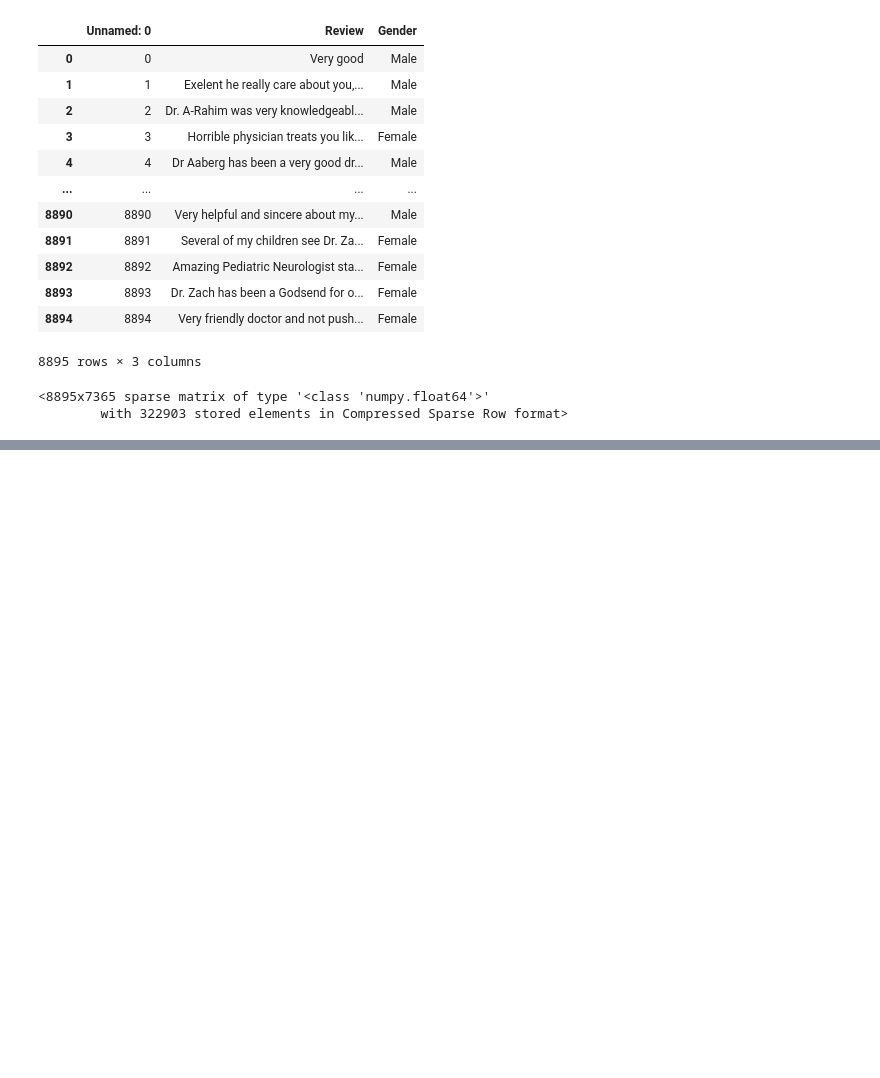
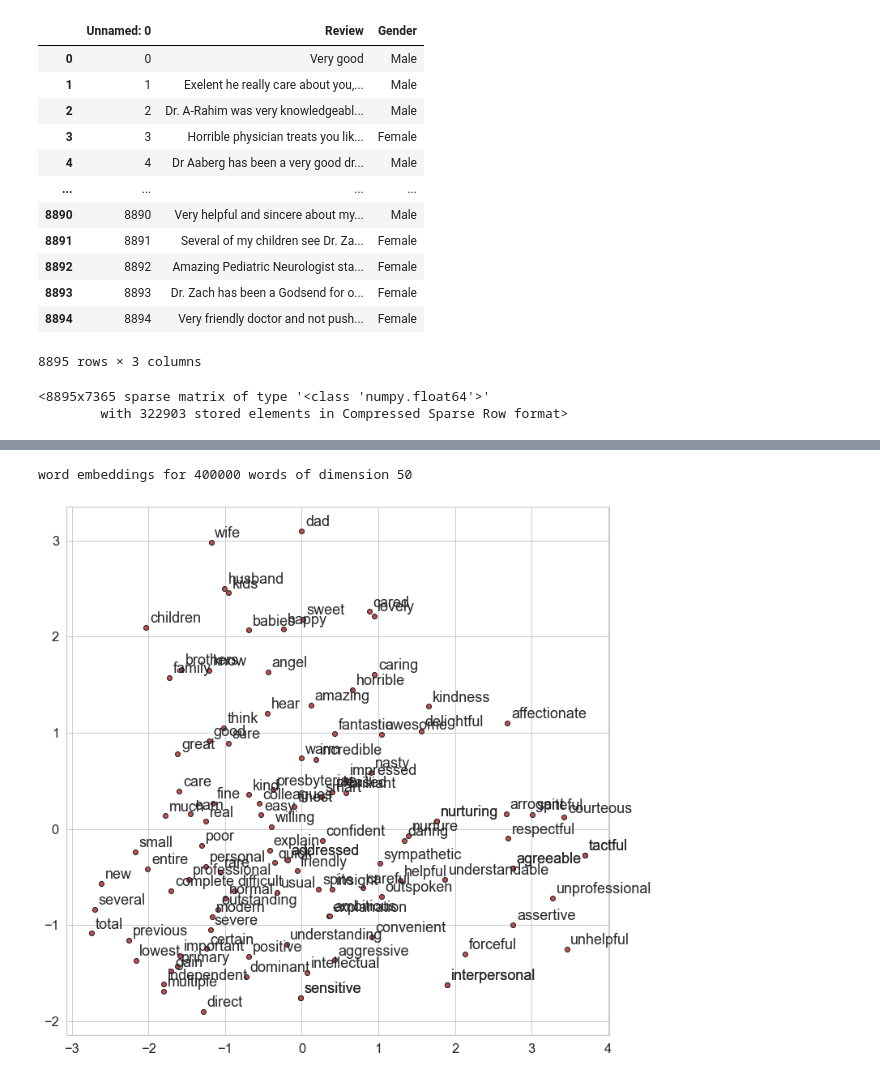
Before and after one commit to jillbaggett81/GenderBiasDetector, a Jupyter notebook: HealthGrades ML Analysis.ipynb, the cells around one changed output, grey strips where cells are left out. Cells and saved outputs as stored; diff of their text form; code cells hidden in the pictures; blank space fills up the shorter version.

Commit message:
Worked with the data to try to map onto graph

```diff
--- a/HealthGrades ML Analysis.ipynb
+++ b/HealthGrades ML Analysis.ipynb
@@ -207,0 +139,9 @@ femaleAdjectives
+# %%
+# male = df_weights.sort_values('weight', ascending=False)[:10]
+# female = df_weights.sort_values('weight', ascending=True)[:10]
+# list_male = male['word'].values
+# total_adj = np.concatenate((list_male, female['word'].values))
+male = ['he','him','his','surgery','staff','man','informative','outstanding','good','kindness','arrogant']
+female = ['she','her','woman','smart','detailed','felt','extremely','new']
+total_adj = male + female
+total_adj
@@ -208,3 +168,37 @@ femaleAdjectives
+# %%
+import gensim
+import gensim.downloader as api
+# Load a small word embedding model.
+# Here we're using a variant called GloVe, which is trained a bit differently than we've done in class.
+# https://nlp.stanford.edu/projects/glove/
+# The details will not matter much for the purposes of this assignment.
+w2v = api.load('glove-wiki-gigaword-50')
+# see list of possible downloads here: https://github.com/RaRe-Technologies/gensim-data
+print('word embeddings for %d words of dimension %d' % (len(w2v.vocab), len(w2v['love'])))
+# %% [output]
+word embeddings for 400000 words of dimension 50
+# %%
+import seaborn as sns
+from sklearn.decomposition import PCA
+%matplotlib inline
+sns.set(style="whitegrid", font_scale=1.5, rc={'figure.figsize':(12, 6)})
+pd.set_option('display.max_colwidth', 100)
+# %%
+
+def plot_embeddings_w2v(w2v, words):
+    word_vectors = np.array([w2v[a] for a in words])
+    # reduce two 2 dimensions
+    twodim = PCA(random_state=20).fit_transform(word_vectors)[:,:2]
+    plt.figure(figsize=(12,12))
+    plt.scatter(twodim[:,0], twodim[:,1], edgecolors='k', c='r')
+    for word, (x,y) in zip(words, twodim):
+        plt.text(x+.05, y+.05, word)
+    plt.show()
+total_adj = ['outstanding','incredible','professional','willing','finest','explanation','direct','normal','horrible','important','sure','courteous','rare','impressed','arrogant','good','easy','kindness','fine','respectful','entire','certain', 'positive','friendly','total','real','great','much','pleased','explain','severe','personal','quick','fantastic','usual','awesome','complete','unprofessional','smart','primary','sweet','poor','new','lowest','unhelpful','happy','hear','difficult','addressed','addressed','convenient','angel','understanding','previous','lovely','small','delightful','presbyterian','amazing','understandable','modern','brilliant','spite','spiteful','several','nasty','multiple','sensitive','nurturing','nurture','agreeable','interpersonal','assertive', 'confident', 'aggressive','ambitious', 'dominant', 'forceful', 'independent', 'daring', 'outspoken','intellectual', 'earn', 'gain', 'know', 'insight','think','affectionate', 'helpful', 'kind', 'sympathetic','sensitive', 'nurturing', 'agreeable', 'tactful', 'interpersonal', 'warm', 'caring','care','careful','cared','tactful','husband', 'wife', 'kids', 'babies', 'brothers', 'children','colleagues', 'dad', 'family']
+plot_embeddings_w2v(w2v, total_adj)
+# seems to be some signal separating words by sentiment.
+# %% [output]
+[figure, added]
 # %%
 #verify results
 agentic_terms = ['assertive','confident','aggressive','ambitious','dominan','forceful','independent','daring','outspoken','intellectua','earn','gain','know','insight','think']
```
Also changed, not shown: parts of 11 cells of this notebook, 1 other file.
